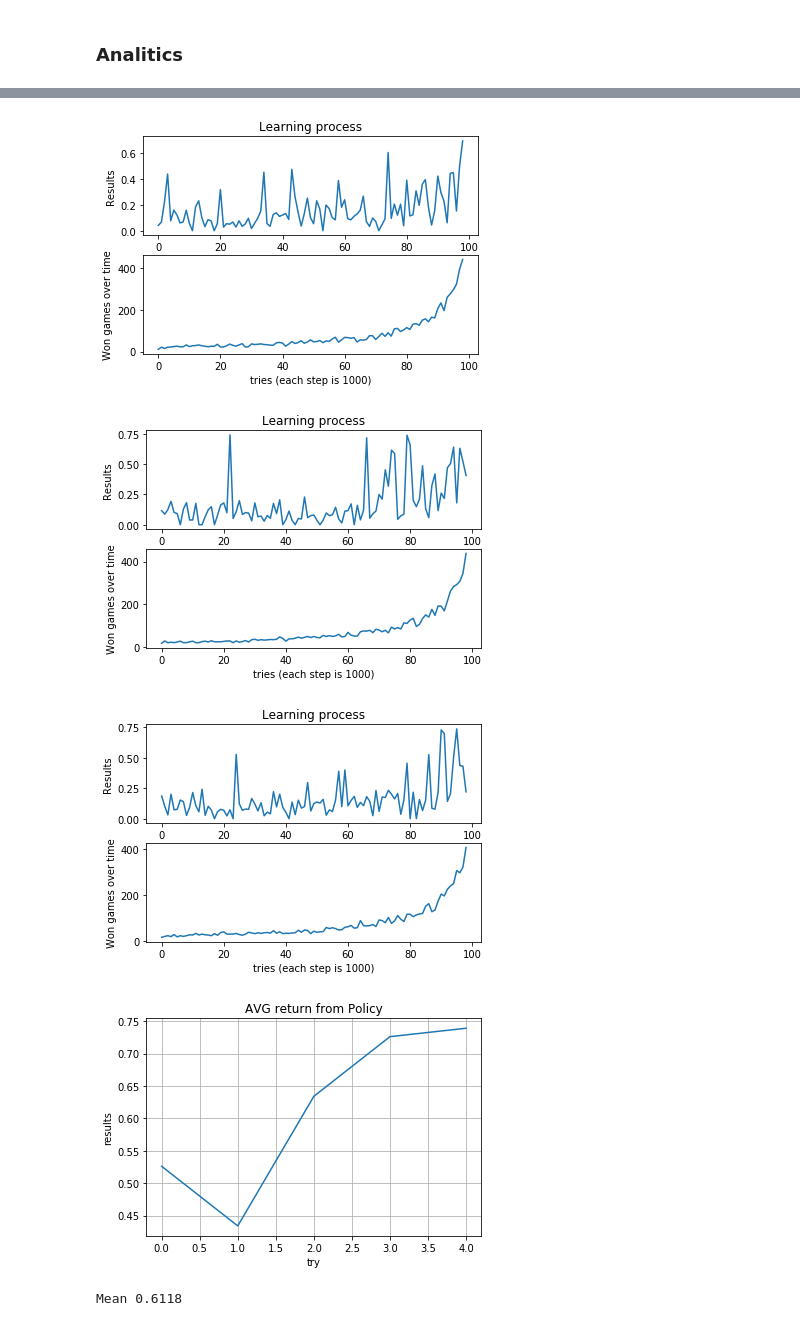
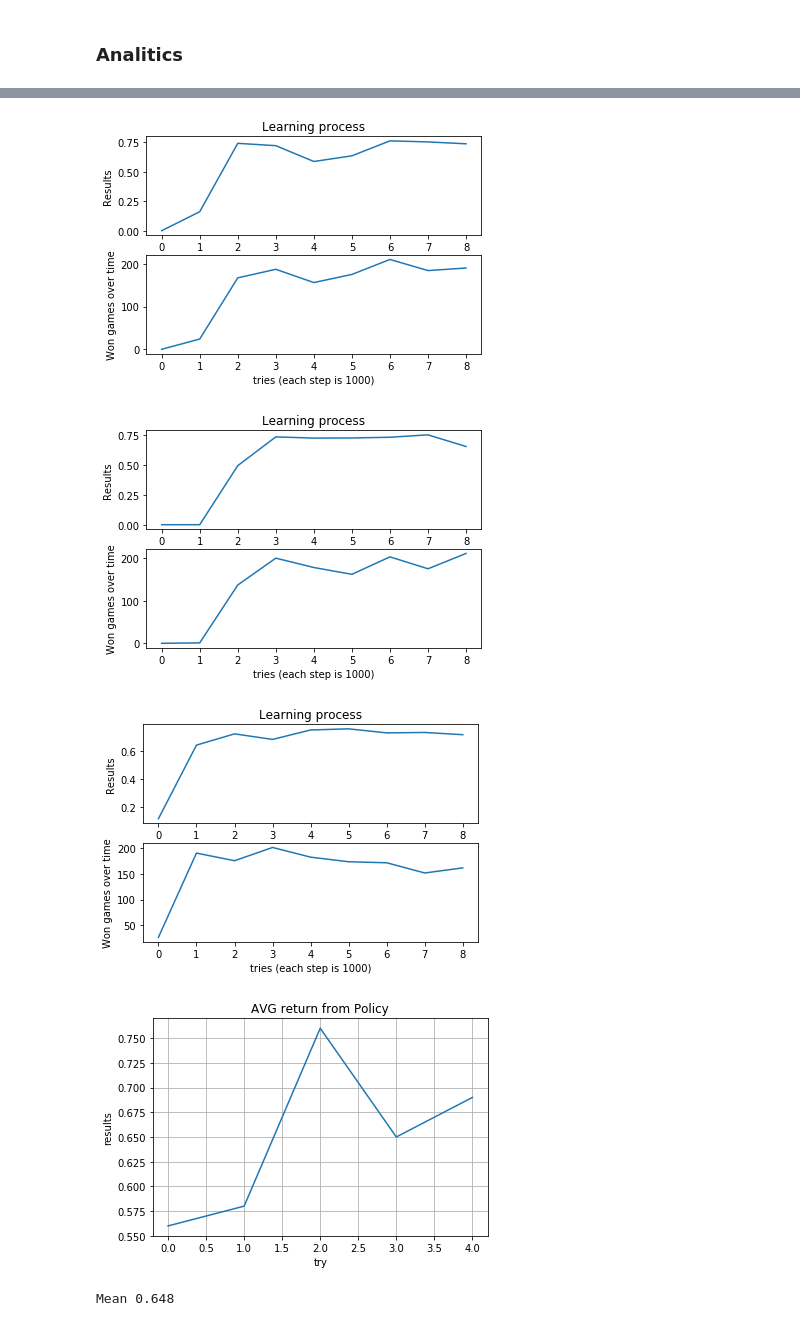
Before and after one commit to odats/silver_rl, a Jupyter notebook: RL Course by David Silver - Elementary Reinforcement Learning.ipynb, the cells around one changed output, grey strips where cells are left out. Saved outputs shown, nothing was run; the diff lists cells and outputs as text; code cells hidden in the pictures.

Commit message:
q-learning

```diff
--- a/RL Course by David Silver - Elementary Reinforcement Learning.ipynb
+++ b/RL Course by David Silver - Elementary Reinforcement Learning.ipynb
@@ -26,7 +26,7 @@ HFFG
 # %% [markdown]
 ### Exploration vs Exploitation
 # %%
-def e_greedy_policy(q_table, state, env, epsilon = 0.1):
+def e_greedy_policy(q_table, state, env, epsilon = 0.25):
     if random.random() < epsilon:
         action = env.action_space.sample()
     else:
@@ -213,16 +256,20 @@ def sarsa_train(env, number_of_runs=10000, alfa=0.5, gama=0.9,
 x =[]
 y = []
 number_of_try = 5
-number_of_runs = 100000
+number_of_runs = 10000
 q_tables = []
+# for gama in np.arange(1,10)/10:
+#     print('Gama:', gama)
+#     sleep(1)
 for i in range(number_of_try):
     # train
     #q_table, trace_of_learning, trace_of_won = monte_carlo_train(env, number_of_runs=number_of_runs)
-    q_table, trace_of_learning, trace_of_won = sarsa_train(env, number_of_runs=number_of_runs)
+    #q_table, trace_of_learning, trace_of_won = sarsa_train(env, number_of_runs=number_of_runs, alfa=0.5, gama=0.9)
+    q_table, trace_of_learning, trace_of_won = q_learning_train(env, number_of_runs=number_of_runs, alfa=0.1, gama=0.99)
 
     sleep(0.1)
     # evaluate
-    result = evaluate_policy(env, q_table, 1000)
+    result = evaluate_policy(env, q_table, 100)
 
     # data for charts
     x.append(i)
@@ -259,8 +306,8 @@ print('Mean', np.mean(y))
-[figure, old version]
+[figure, new version]
-[figure, old version]
+[figure, new version]
-[figure, old version]
+[figure, new version]
-[figure, old version]
+[figure, new version]
-Mean 0.6118
+Mean 0.648
 # %%
 def get_clean_q_table(q_table):
     clean = np.zeros(q_table.shape)
```
Also changed, not shown: parts of 6 cells of this notebook.
